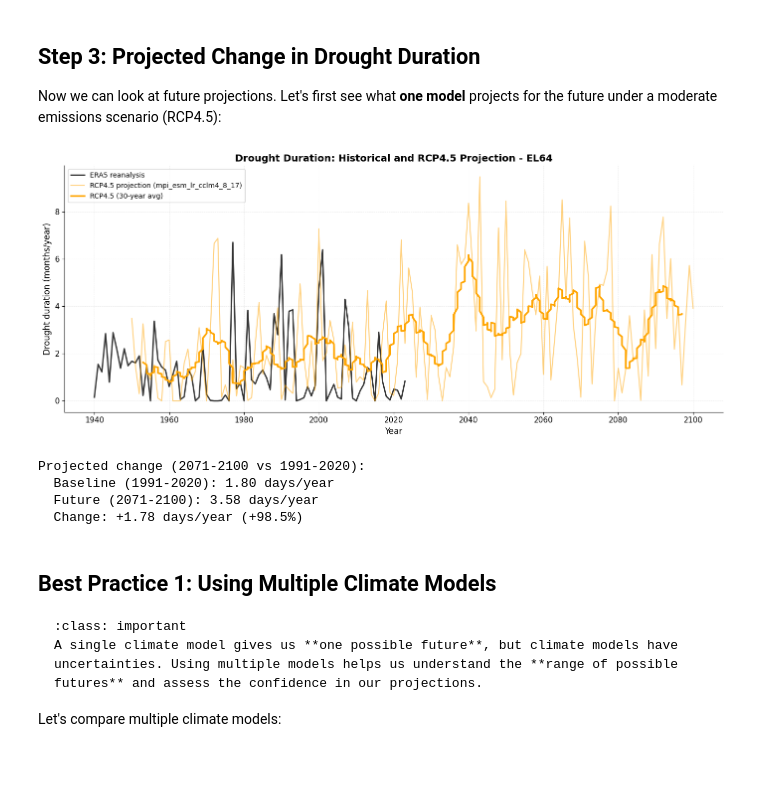
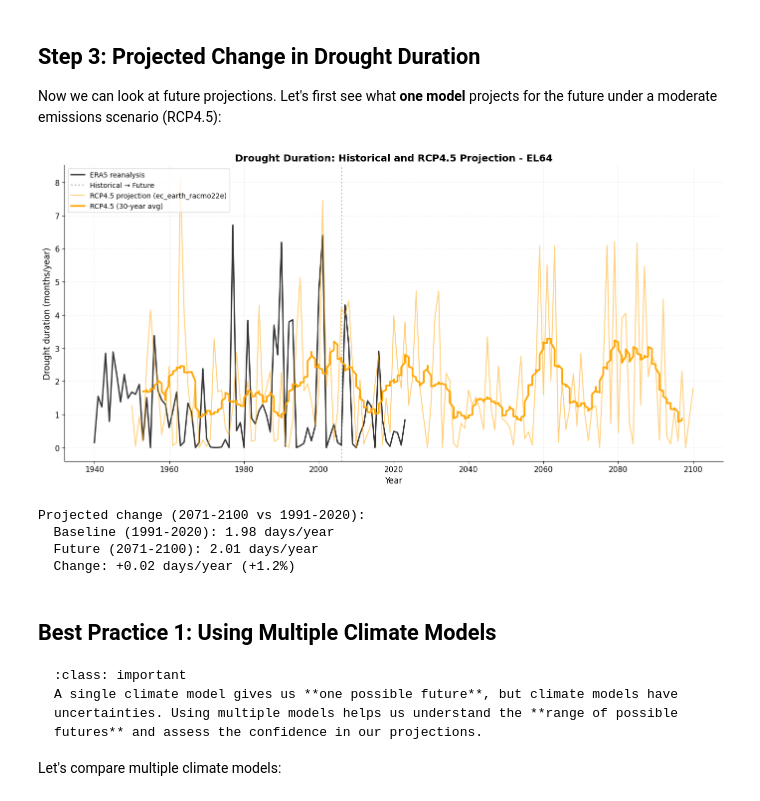
Before and after one commit to ecmwf-training/drought-exposure, a Jupyter notebook: tutorials/drought_duration.ipynb, the cells around one changed output. Cells and saved outputs as stored; diff of their text form; code cells hidden in the pictures; blank space fills up the shorter version.

```diff
--- a/tutorials/drought_duration.ipynb
+++ b/tutorials/drought_duration.ipynb
@@ -184,50 +184,58 @@ print(f"   their ability to reproduce past climate before making future projecti
 
 Now we can look at future projections. Let's first see what **one model** projects for the future under a moderate emissions scenario (RCP4.5):
 # %%
-# Plot complete timeseries with projection
-fig, ax = plt.subplots(figsize=(14, 6))
+# Get an example model
+example_model = models[0]
+model_df = proj_df[proj_df['model'] == example_model].copy()
 
-# Reanalysis
+# Create visualization
+fig, ax = plt.subplots(figsize=(14, 7))
+
+# Plot reanalysis
 ax.plot(reanalysis_df['time'], reanalysis_df['dmd'],
         color='black', linewidth=2, label='ERA5 reanalysis', alpha=0.8)
 
-# Model projection (RCP4.5)
+# Mark transition period
+ax.axvline(pd.Timestamp('2005-12-31'), color='gray', linestyle=':',
+           linewidth=2, label='Historical → Future', alpha=0.6)
+
+# Plot projection
 ax.plot(model_df['time'], model_df['dmd'],
         color='orange', linewidth=1.5, label=f'RCP4.5 projection ({example_model.split("_rcp")[0]})',
         alpha=0.5)
 
 # Add 30-year rolling mean for projection
 proj_rolling = model_df.set_index('time')['dmd'].rolling(window=rolling_window, center=True).mean()
 ax.plot(proj_rolling.index, proj_rolling.values,
         color='orange', linewidth=2.5, label=f'RCP4.5 ({rolling_window}-year avg)', alpha=1)
 
 ax.set_xlabel('Year', fontsize=12)
 ax.set_ylabel('Drought duration (months/year)', fontsize=12)
 ax.set_title(f'Drought Duration: Historical and RCP4.5 Projection - {admin_id}',
              fontsize=14, fontweight='bold')
 ax.legend(loc='upper left', fontsize=10, frameon=True)
 ax.grid(True, alpha=0.3, linestyle='--', linewidth=0.5)
 ax.spines['top'].set_visible(False)
 ax.spines['right'].set_visible(False)
 
 plt.tight_layout()
 plt.show()
 
 # Calculate change
 baseline = model_df[model_df['time'].dt.year.between(baseline_start, baseline_end)]['dmd'].mean()
 future = model_df[model_df['time'].dt.year.between(2071, 2100)]['dmd'].mean()
 change = future - baseline
 
 print(f"\nProjected change (2071-2100 vs {baseline_start}-{baseline_end}):")
 print(f"  Baseline ({baseline_start}-{baseline_end}): {baseline:.2f} days/year")
 print(f"  Future (2071-2100): {future:.2f} days/year")
 print(f"  Change: {change:+.2f} days/year ({(change/baseline)*100:+.1f}%)")
 # %% [output]
-[figure, old version]
+[figure, new version]
 Projected change (2071-2100 vs 1991-2020):
-  Baseline (1991-2020): 1.80 days/year
-  Future (2071-2100): 3.58 days/year
-  Change: +1.78 days/year (+98.5%)
+  Baseline (1991-2020): 1.98 days/year
+  Future (2071-2100): 2.01 days/year
+  Change: +0.02 days/year (+1.2%)
 # %% [markdown]
 ## Best Practice 1: Using Multiple Climate Models
 
```
Also changed, not shown: parts of 5 cells of this notebook.
